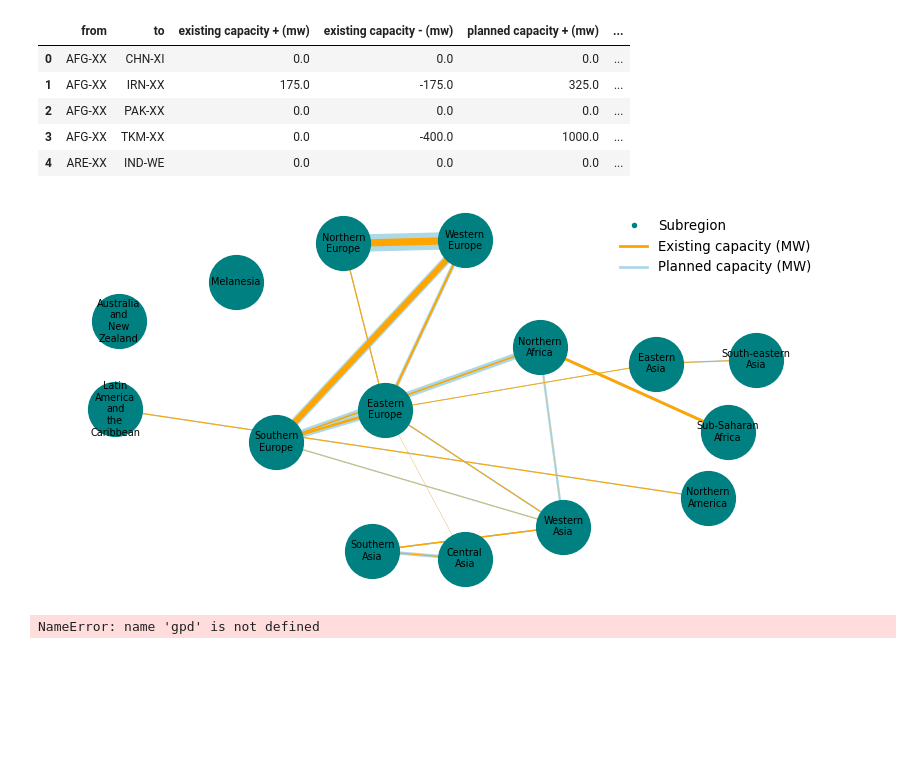
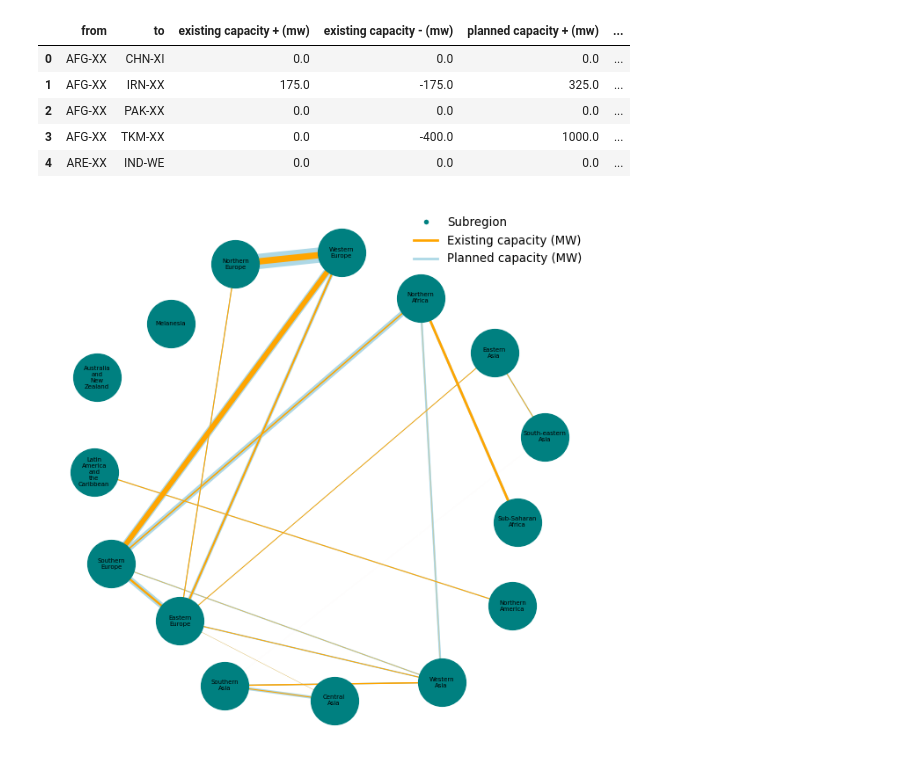
Before and after one commit to Electricity-Transmission-Database/electricity-transmission-database, a Jupyter notebook: notebooks/make_plots.ipynb, the cells around one changed output. Cells and saved outputs as stored; diff of their text form; code cells hidden in the pictures; blank space fills up the shorter version.

Commit message:
completed plots

```diff
--- a/notebooks/make_plots.ipynb
+++ b/notebooks/make_plots.ipynb
@@ -27,15 +47,11 @@ db_plots.df.DATABASE.head(5)
 # %%
 f = db_plots.network_topology(
     by='subregion',
-    jitter=10,
+    jitter=100,
     node_size=1500,
-    font_size=7,
+    font_size=5,
     legend_scale=1.2,
-    figsize=(10,5),
+    figsize=(8,8),
 )
 # %% [output]
-[figure, old version]
+[figure, new version]
-# %%
-gdf = gpd.read_file('../data/shapefiles/excluded_regions/excluded_regions.shp')
-# %% [output]
-NameError: name 'gpd' is not defined
```
Also changed, not shown: parts of 4 cells of this notebook, 1 other file.
